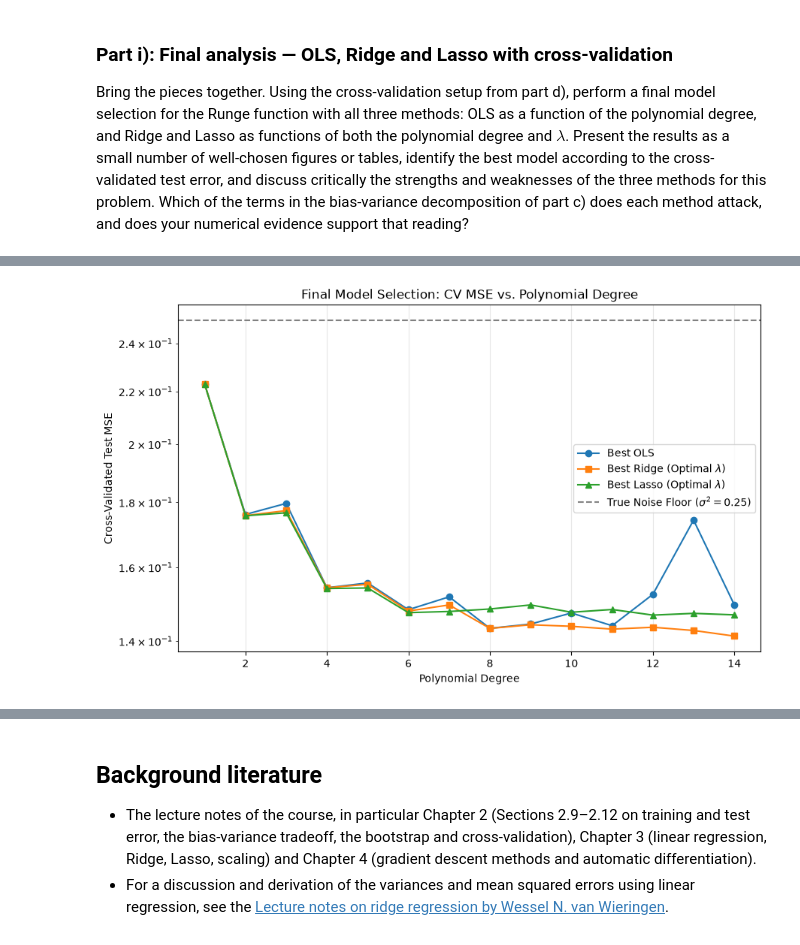
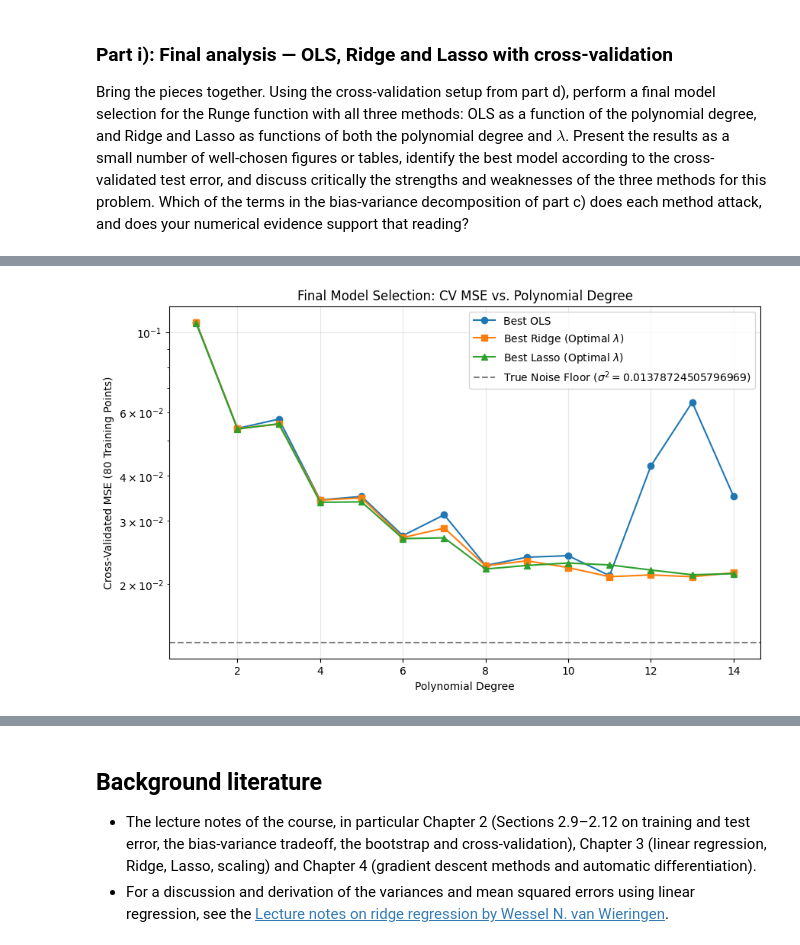
Before and after one commit to GiacomoSaporetti/FYS-STK4155-Project1, a Jupyter notebook: Project1.ipynb, the cells around one changed output, grey strips where cells are left out. Drawn from its saved outputs; the diff is of its cells as text; code cells hidden in the pictures.

```diff
--- a/Project1.ipynb
+++ b/Project1.ipynb
@@ -1623,16 +1611,25 @@ import warnings
 # ignore convergence warnings from lasso for high degrees
 warnings.filterwarnings('ignore')
 
+X_train, X_test, y_train, y_test = train_test_split(x.reshape(-1, 1), y, test_size=0.2, random_state=2026)
 
 # Define search space
 degrees = np.arange(1,15)
-lambdas = np.logspace(-4, 1, 6)
+lambdas = np.logspace(-7, 1, 9)
 kfold = KFold(n_splits=5, shuffle=True, random_state=2026)
+
+n_cv_train = 64
 
 # initialise Arrays to store the best possible CV MSE for each degree
 best_mse_ols = np.zeros(len(degrees))
+std_ols = np.zeros(len(degrees))
+
 best_mse_ridge = np.zeros(len(degrees))
+std_ridge = np.zeros(len(degrees))
+
 best_mse_lasso = np.zeros(len(degrees))
+std_lasso = np.zeros(len(degrees))
+opt_lmb_lasso = np.zeros(len(degrees))
 
 # store the best lambdas
 optimal_lambda_ridge = np.zeros(len(degrees))
@@ -1640,56 +1637,95 @@ optimal_lambda_lasso = np.zeros(len(degrees))
 
 for i, degree in enumerate(degrees):
     # Evaluate OLS
-    pipe_ols = make_pipeline(PolynomialFeatures(degree=degree), StandardScaler(), LinearRegression(fit_intercept=False))
+    pipe_ols = make_pipeline(PolynomialFeatures(degree=degree), StandardScaler(), LinearRegression(fit_intercept=True))
     scores_ols = -cross_val_score(pipe_ols, x.reshape(-1, 1), y, cv=kfold, scoring="neg_mean_squared_error")
     best_mse_ols[i] = scores_ols.mean()
+    std_ols[i] = scores_ols.std()
 
     # Evaluate Ridge across all lambdas
-    mse_ridge_temp = []
+    mse_ridge_temp, std_r_temp = [], []
 
     for lmb in lambdas:
-        pipe_ridge = make_pipeline(PolynomialFeatures(degree=degree), StandardScaler(), Ridge(alpha=lmb, fit_intercept=False))
+        sk_alpha_ridge = lmb * n_cv_train
+        pipe_ridge = make_pipeline(PolynomialFeatures(degree=degree), StandardScaler(), Ridge(alpha=lmb, fit_intercept=True))
         scores = -cross_val_score(pipe_ridge, x.reshape(-1, 1), y, cv=kfold, scoring="neg_mean_squared_error")
         mse_ridge_temp.append(scores.mean())
+        std_r_temp.append(scores.std())
 
-    best_mse_ridge[i] = np.min(mse_ridge_temp)
-    optimal_lambda_ridge[i] = lambdas[np.argmin(mse_ridge_temp)]
+    best_idx_r = np.argmin(mse_ridge_temp)
+    best_mse_ridge[i] = mse_ridge_temp[best_idx_r]
+    optimal_lambda_ridge[i] = lambdas[best_idx_r]
+    std_ridge[i] = std_r_temp[best_idx_r]
 
 
     # Evaluate Lasso across all lambdas
-    mse_lasso_temp = []
+    mse_lasso_temp, std_l_temp = [], []
 
     for lmb in lambdas:
         sklearn_alpha = lmb / 2.0
-        pipe_lasso = make_pipeline(PolynomialFeatures(degree=degree), StandardScaler(), Lasso(alpha=sklearn_alpha, fit_intercept=False, max_iter=2000))
+        pipe_lasso = make_pipeline(PolynomialFeatures(degree=degree), StandardScaler(), Lasso(alpha=sklearn_alpha, fit_intercept=True, max_iter=100000, tol=1e-3))
         scores = -cross_val_score(pipe_lasso, x.reshape(-1, 1), y, cv=kfold, scoring="neg_mean_squared_error")
         mse_lasso_temp.append(scores.mean())
+        std_l_temp.append(scores.std())
 
-    best_mse_lasso[i] = np.min(mse_lasso_temp)
-    optimal_lambda_lasso[i] = lambdas[np.argmin(mse_lasso_temp)]
+    best_idx_l = np.argmin(mse_lasso_temp)
+    best_mse_lasso[i] = mse_lasso_temp[best_idx_l]
+    std_lasso[i] = std_l_temp[best_idx_l]
+    optimal_lambda_lasso[i] = lambdas[best_idx_l]
 
 
-# Plot the comparisons
+# evaluation on 20-point dataset
+# find best global parameters
+best_deg_idx_ols = np.argmin(best_mse_ols)
+best_deg_idx_ridge = np.argmin(best_mse_ridge)
+best_deg_idx_lasso = np.argmin(best_mse_lasso)
+
+# refit on full 80-point training
+n_full_train = 80
+
+final_ols = make_pipeline(PolynomialFeatures(degrees[best_deg_idx_ols]), StandardScaler(), LinearRegression(fit_intercept=True))
+final_ols.fit(X_train, y_train)
+test_mse_ols = mean_squared_error(y_test, final_ols.predict(X_test))
+
+final_ridge = make_pipeline(PolynomialFeatures(degrees[best_deg_idx_ridge]), StandardScaler(), Ridge(alpha=optimal_lambda_ridge[best_deg_idx_ridge] * n_full_train, fit_intercept=True))
+final_ridge.fit(X_train, y_train)
+test_mse_ridge = mean_squared_error(y_test, final_ridge.predict(X_test))
+
+final_lasso = make_pipeline(PolynomialFeatures(degrees[best_deg_idx_lasso]), StandardScaler(), Lasso(alpha=optimal_lambda_lasso[best_deg_idx_lasso] / 2.0, fit_intercept=True, max_iter=100000))
+final_lasso.fit(X_train, y_train)
+test_mse_lasso = mean_squared_error(y_test, final_lasso.predict(X_test))
+
+# extract empirical noise floor
+y_true = 1 / (1 + 25 * x**2)
+
+# isolate the noise
+actual_noise = y.flatten() - y_true.flatten()
+
+# Calculate the variance
+actual_sigma_squared = np.var(actual_noise)
+
+print(f"Empirical Noise Floor (sigma^2): {actual_sigma_squared:.5f}")
+
+
+# plot
+print("--- FINAL RESULTS FOR TABLE ---")
+print(f"OLS:   p={degrees[best_deg_idx_ols]}, CV MSE={best_mse_ols[best_deg_idx_ols]:.5f} +/- {std_ols[best_deg_idx_ols]:.5f}, Test MSE={test_mse_ols:.5f}")
+print(f"Ridge: p={degrees[best_deg_idx_ridge]}, Lambda={optimal_lambda_ridge[best_deg_idx_ridge]:.1e}, CV MSE={best_mse_ridge[best_deg_idx_ridge]:.5f} +/- {std_ridge[best_deg_idx_ridge]:.5f}, Test MSE={test_mse_ridge:.5f}")
+print(f"Lasso: p={degrees[best_deg_idx_lasso]}, Lambda={optimal_lambda_lasso[best_deg_idx_lasso]:.1e}, CV MSE={best_mse_lasso[best_deg_idx_lasso]:.5f} +/- {std_lasso[best_deg_idx_lasso]:.5f}, Test MSE={test_mse_lasso:.5f}")
+
+# Plotting the Comparisons
 plt.figure(figsize=(10, 6))
 plt.plot(degrees, best_mse_ols, label='Best OLS', marker='o')
-plt.plot(degrees, best_mse_ridge, label='Best Ridge (Optimal $\lambda$)', marker='s')
-plt.plot(degrees, best_mse_lasso, label='Best Lasso (Optimal $\lambda$)', marker='^')
+plt.plot(degrees, best_mse_ridge, label=r'Best Ridge (Optimal $\lambda$)', marker='s')
+plt.plot(degrees, best_mse_lasso, label=r'Best Lasso (Optimal $\lambda$)', marker='^')
 
-plt.axhline(y=sigma**2, color='gray', linestyle='--', label=f'True Noise Floor ($\sigma^2={sigma**2}$)')
+plt.axhline(y=actual_sigma_squared, color='gray', linestyle='--', label=rf'True Noise Floor ($\sigma^2={actual_sigma_squared}$)')
 plt.xlabel("Polynomial Degree")
-plt.ylabel("Cross-Validated Test MSE")
+plt.ylabel("Cross-Validated MSE (80 Training Points)")
 plt.title("Final Model Selection: CV MSE vs. Polynomial Degree")
 plt.yscale("log")
 plt.legend()
 plt.grid(True, alpha=0.3)
+plt.savefig("i_cv_final_corrected.pdf")
 plt.show()
-
-
-# Print out best model
-all_best_mses = [np.min(best_mse_ols), np.min(best_mse_ridge), np.min(best_mse_lasso)]
-model_names = ['OLS', 'Ridge', 'Lasso']
-best_idx = np.argmin(all_best_mses)
-
-print(f"Absolute Best Model: {model_names[best_idx]}")
-print(f"Best CV MSE: {all_best_mses[best_idx]:.5f}")
 # %% [output]
@@ -1696 +1737 @@ print(f"Best CV MSE: {all_best_mses[best_idx]:.5f}")
-[figure, old version]
+[figure, new version]
```
Also changed, not shown: parts of 19 cells of this notebook, 18 other files.
